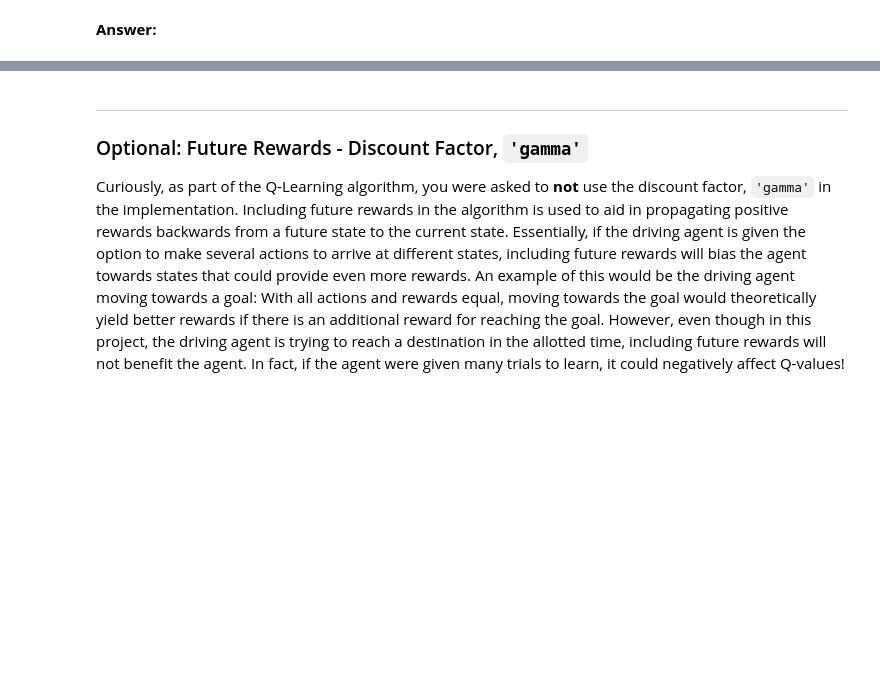
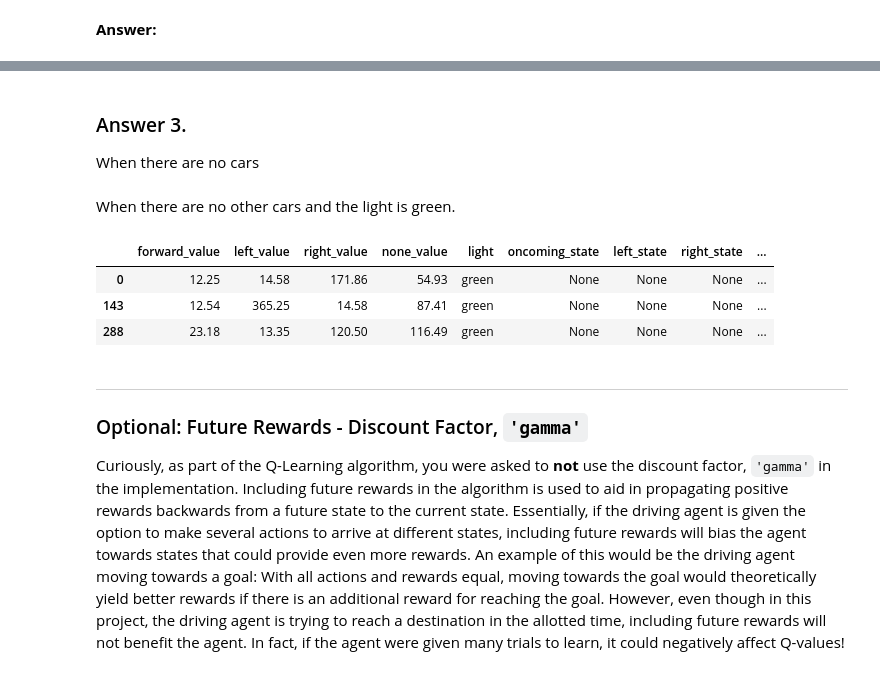
Before and after one commit to Ryanglambert/machine-learning, a Jupyter notebook: projects/smartcab/smartcab.ipynb, the cells around one changed output, grey strips where cells are left out. Cells and saved outputs as stored; diff of their text form; code cells hidden in the pictures; blank space fills up the shorter version.

```diff
--- a/projects/smartcab/smartcab.ipynb
+++ b/projects/smartcab/smartcab.ipynb
@@ -334,3 +430,15 @@ Be sure to document your `state` dictionary below, it should be easy for the rea
+# %% [markdown]
+### Answer 3.
+When there are no cars
+# %% [markdown]
+When there are no other cars and the light is green.
+# %%
+df[(df['oncoming_state'].isnull() & df['left_state'].isnull() & df['right_state'].isnull()) & (df['light'] == 'green')]
+# %% [output]
+|  | forward_value | left_value | right_value | none_value | light | oncoming_state | left_state | right_state | ... |
+| 0 | 12.25 | 14.58 | 171.86 | 54.93 | green | None | None | None | ... |
+| 143 | 12.54 | 365.25 | 14.58 | 87.41 | green | None | None | None | ... |
+| 288 | 23.18 | 13.35 | 120.50 | 116.49 | green | None | None | None | ... |
 # %% [markdown]
 -----
 ### Optional: Future Rewards - Discount Factor, `'gamma'`
```
Also changed, not shown: parts of 27 cells of this notebook, 6 other files.
